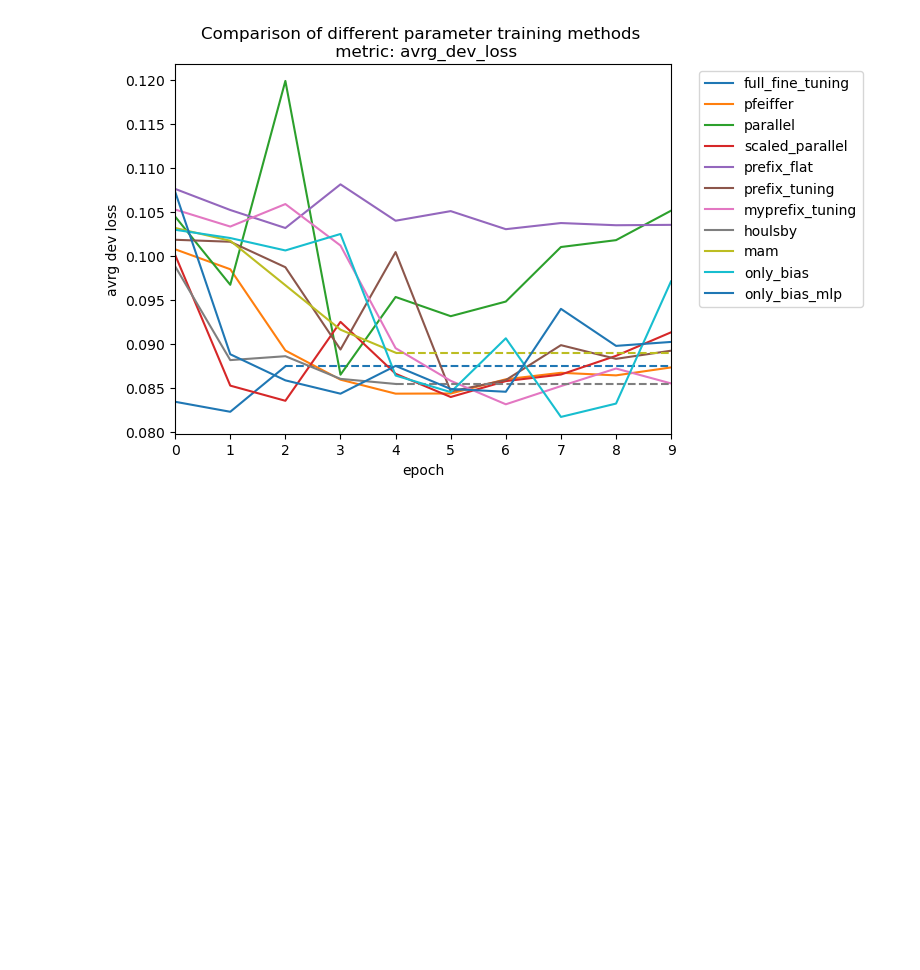
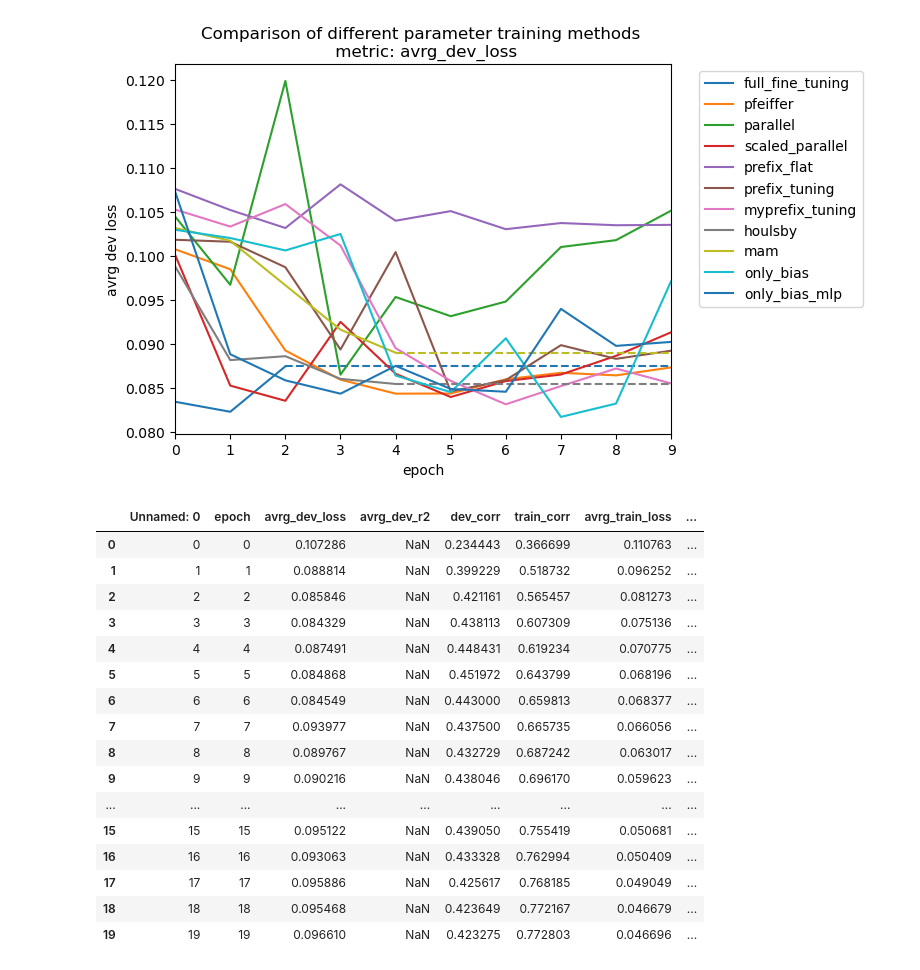
Before and after one commit to myrazma/2022_Masterthesis_Code, a Jupyter notebook: analysis/model_analysis.ipynb, the cells around one changed output. Cells and saved outputs as stored; diff of their text form; code cells hidden in the pictures; blank space fills up the shorter version.

```diff
--- a/analysis/model_analysis.ipynb
+++ b/analysis/model_analysis.ipynb
@@ -225,3 +213,23 @@ compare_models(histories=histories, metric='train_time_elapsed', max_epochs=9)
 compare_models(histories=histories, metric='avrg_dev_loss', max_epochs=9)
 # %% [output]
 [figure]
+# %%
+only_bias_mlp
+# %% [output]
+|  | Unnamed: 0 | epoch | avrg_dev_loss | avrg_dev_r2 | dev_corr | train_corr | avrg_train_loss | ... |
+| 0 | 0 | 0 | 0.107286 | NaN | 0.234443 | 0.366699 | 0.110763 | ... |
+| 1 | 1 | 1 | 0.088814 | NaN | 0.399229 | 0.518732 | 0.096252 | ... |
+| 2 | 2 | 2 | 0.085846 | NaN | 0.421161 | 0.565457 | 0.081273 | ... |
+| 3 | 3 | 3 | 0.084329 | NaN | 0.438113 | 0.607309 | 0.075136 | ... |
+| 4 | 4 | 4 | 0.087491 | NaN | 0.448431 | 0.619234 | 0.070775 | ... |
+| 5 | 5 | 5 | 0.084868 | NaN | 0.451972 | 0.643799 | 0.068196 | ... |
+| 6 | 6 | 6 | 0.084549 | NaN | 0.443000 | 0.659813 | 0.068377 | ... |
+| 7 | 7 | 7 | 0.093977 | NaN | 0.437500 | 0.665735 | 0.066056 | ... |
+| 8 | 8 | 8 | 0.089767 | NaN | 0.432729 | 0.687242 | 0.063017 | ... |
+| 9 | 9 | 9 | 0.090216 | NaN | 0.438046 | 0.696170 | 0.059623 | ... |
+| ... | ... | ... | ... | ... | ... | ... | ... | ... |
+| 15 | 15 | 15 | 0.095122 | NaN | 0.439050 | 0.755419 | 0.050681 | ... |
+| 16 | 16 | 16 | 0.093063 | NaN | 0.433328 | 0.762994 | 0.050409 | ... |
+| 17 | 17 | 17 | 0.095886 | NaN | 0.425617 | 0.768185 | 0.049049 | ... |
+| 18 | 18 | 18 | 0.095468 | NaN | 0.423649 | 0.772167 | 0.046679 | ... |
+| 19 | 19 | 19 | 0.096610 | NaN | 0.423275 | 0.772803 | 0.046696 | ... |
```
Also changed, not shown: parts of 3 cells of this notebook, 4 other files.
